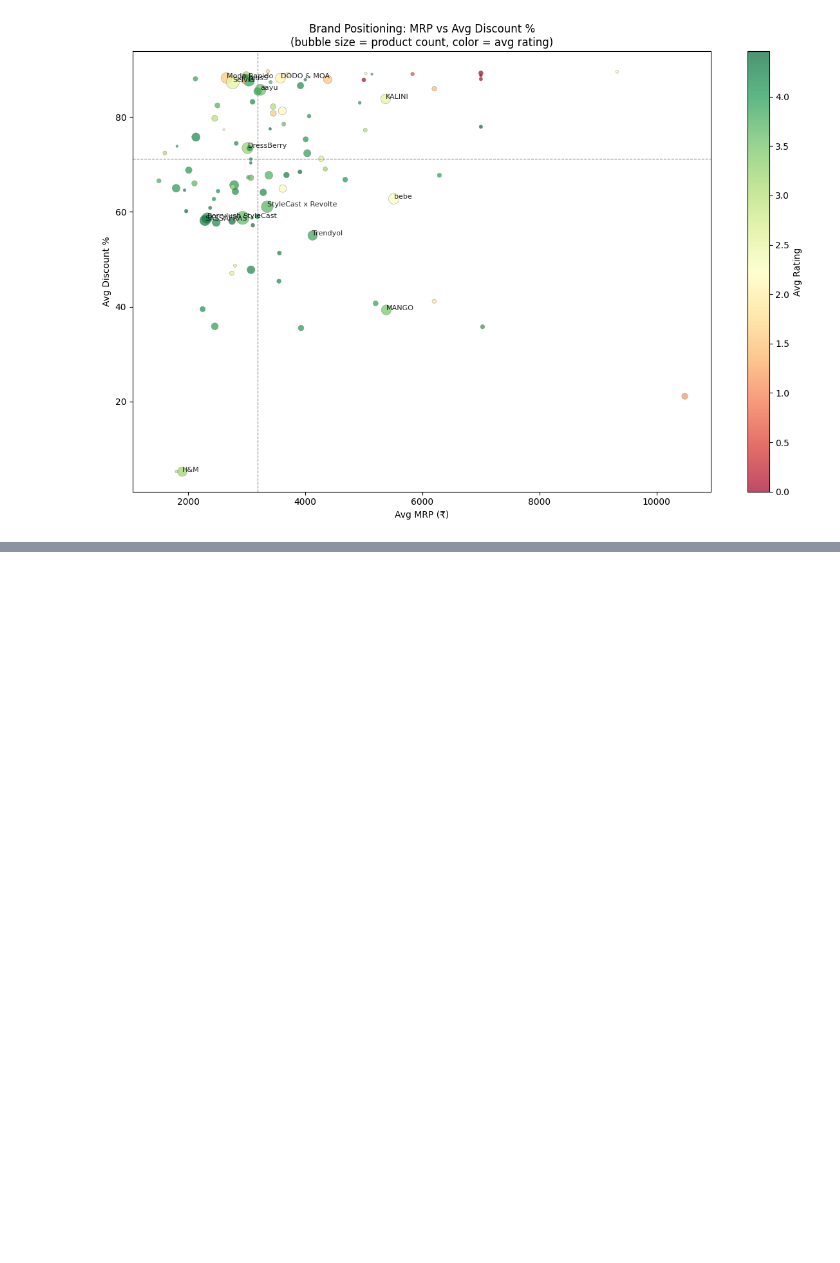
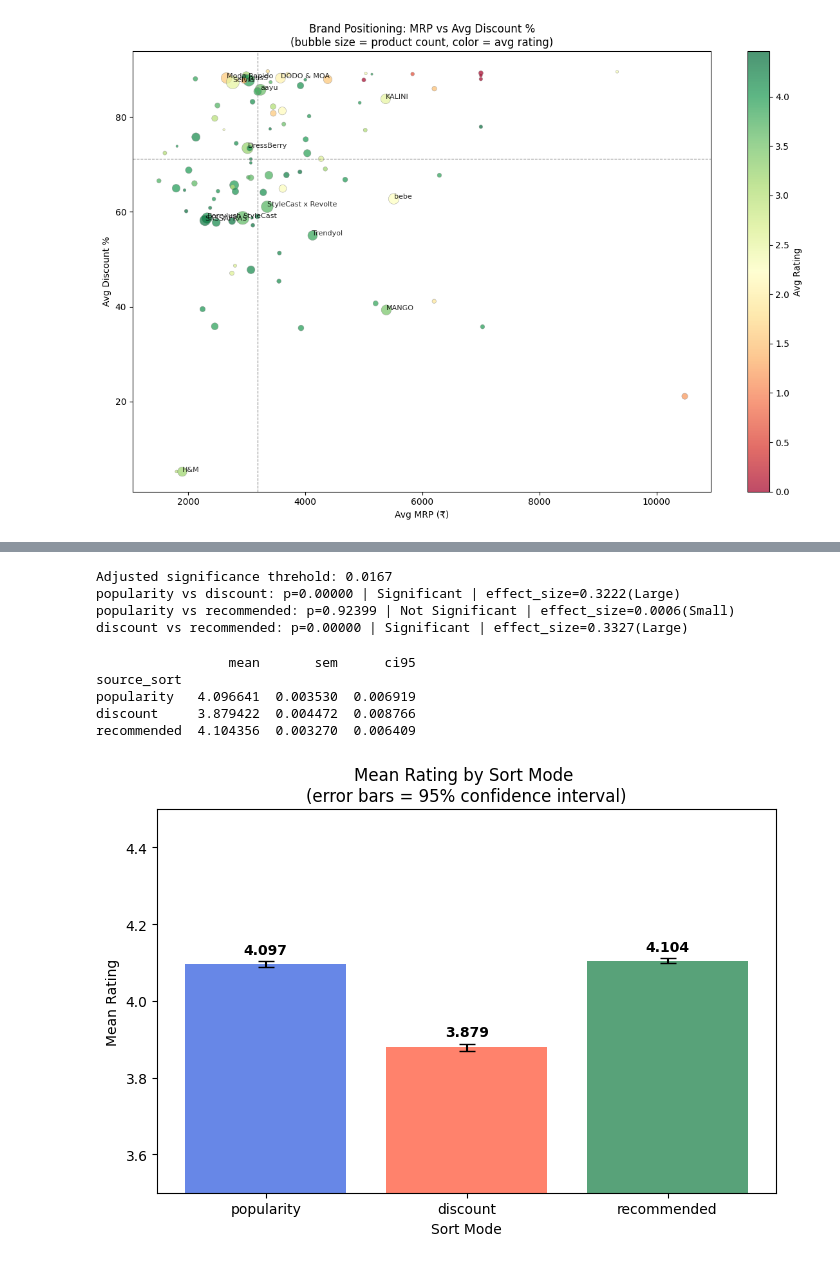
Before and after one commit to manjuq/myntra_pricing_analysis, a Jupyter notebook: analysis/myntra_analysis.ipynb, the cells around one changed output, grey strips where cells are left out. Cells and saved outputs as stored; diff of their text form; code cells hidden in the pictures; blank space fills up the shorter version.

Commit message:
Add sort mode comparison,product analysis and move data to new folder.

```diff
--- a/analysis/myntra_analysis.ipynb
+++ b/analysis/myntra_analysis.ipynb
@@ -17,10 +17,9 @@ import matplotlib.pyplot as plt
 from glob import glob
 # %%
 # load all 20 days across all three sort types
-df = pd.concat((pd.read_csv(f) for f in glob("../data/raw/*")), ignore_index=True)
+df = pd.concat((pd.read_csv(f) for f in glob("../data/*")), ignore_index=True)
 
 # remove rows where the same product was scraped more than once on the same day
-# (can happen when a product appears in multiple sort files for that date)
 df = df.drop_duplicates(subset=['product_id', 'snapshot_date'], keep='first')
 
 print('Shape: ', df.shape)
@@ -254,0 +278,18 @@ Passing `palette` without assigning `hue` is deprecated and will be removed in v
+# %%
+from scipy import stats
+
+rated = df[df['rating']>0].copy()
+
+groups = {sort: rated[rated['source_sort']==sort]['rating'].dropna().values
+          for sort in ['popularity', 'discount', 'recommended']}
+
+print ("Sample sizes(rated products only):")
+for k, v in groups.items():
+    print(f" {k}: {len(v):,} rows, mean rating: {v.mean():.3f}")
+
+#KChecking significance via kruskal wallis test
+stat, p = stats.kruskal(*groups.values())
+print("\nKruskal Wallist Test")
+print (f"H-stat value {stat:.4f}")
+print (f"p value {p:.4f}")
+print(f'Result: {'Significant difference exists (p<0.05)' if p<0.05 else 'No significant difference found'}')
@@ -254,0 +306,50 @@ Passing `palette` without assigning `hue` is deprecated and will be removed in v
+# %%
+#Pairwise Mann Whitney test with bonferroni correction
+from itertools import combinations
+
+bonferroni_threshold = 0.05/3
+print(f"Adjusted significance threhold: {bonferroni_threshold:.4f}")
+
+for a, b in combinations(groups.keys(), 2):
+    ustat, p = stats.mannwhitneyu(groups[a], groups[b], alternative='two-sided')
+    n1, n2 = len(groups[a]), len(groups[b])
+
+    effect_size = abs(1- (2*ustat)/(n1*n2))
+    magnitude = 'Large' if effect_size >0.3 else 'Medium' if effect_size > 0.1 else 'Small'
+    sig = 'Significant' if p<0.05 else 'Not Significant'
+    print(f'{a} vs {b}: p={p:.5f} | {sig} | effect_size={effect_size:.4f}({magnitude})')
+# %% [output]
+Adjusted significance threhold: 0.0167
+popularity vs discount: p=0.00000 | Significant | effect_size=0.3222(Large)
+popularity vs recommended: p=0.92399 | Not Significant | effect_size=0.0006(Small)
+discount vs recommended: p=0.00000 | Significant | effect_size=0.3327(Large)
+# %%
+#visualise mean rating + 95% Ci by sort mode
+means = (rated.groupby('source_sort')['rating']
+         .agg(['mean', 'sem'])
+        .reindex(['popularity', 'discount', 'recommended']))
+means['ci95'] = means['sem']*1.96
+colors_list = [palette[s] for s in means.index]
+print(means)
+
+fig, ax = plt.subplots(figsize=(7,5))
+ax.bar(means.index, means['mean'], yerr=means['ci95'],
+       color=colors_list, capsize=6, alpha=0.8)
+ax.set_ylim(3.5,4.5)
+ax.set_title('Mean Rating by Sort Mode \n(error bars = 95% confidence interval)')
+ax.set_ylabel('Mean Rating')
+ax.set_xlabel('Sort Mode')
+
+for i, (idx,row) in enumerate(means.iterrows()):
+    ax.text(i, row['mean']+row['ci95']+0.02, f"{row['mean']:.3f}",
+            ha='center', fontsize=10, fontweight='bold')
+
+plt.tight_layout()
+plt.show()
+# %% [output]
+                 mean       sem      ci95
+source_sort
+popularity   4.096641  0.003530  0.006919
+discount     3.879422  0.004472  0.008766
+recommended  4.104356  0.003270  0.006409
+[figure, added]
```
Also changed, not shown: parts of 20 cells of this notebook, 21 other files.
